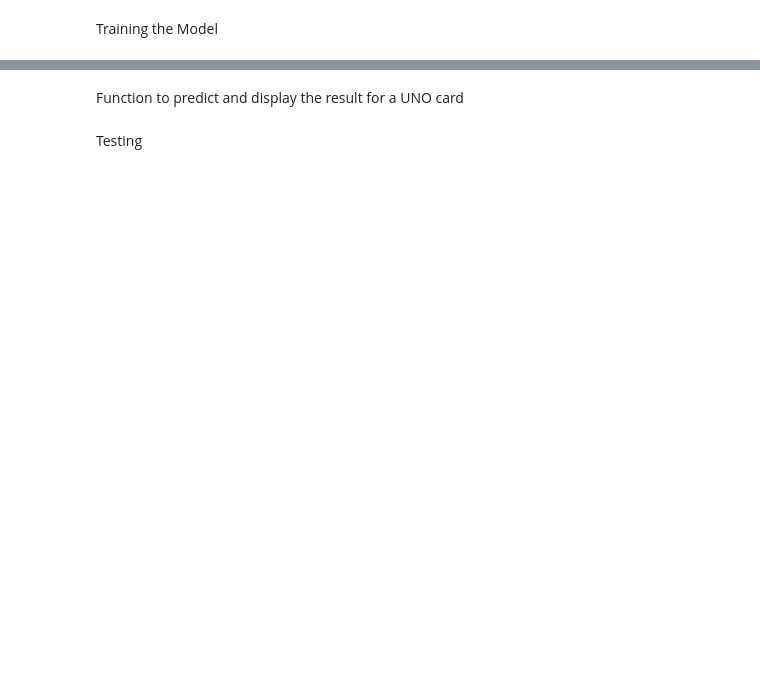
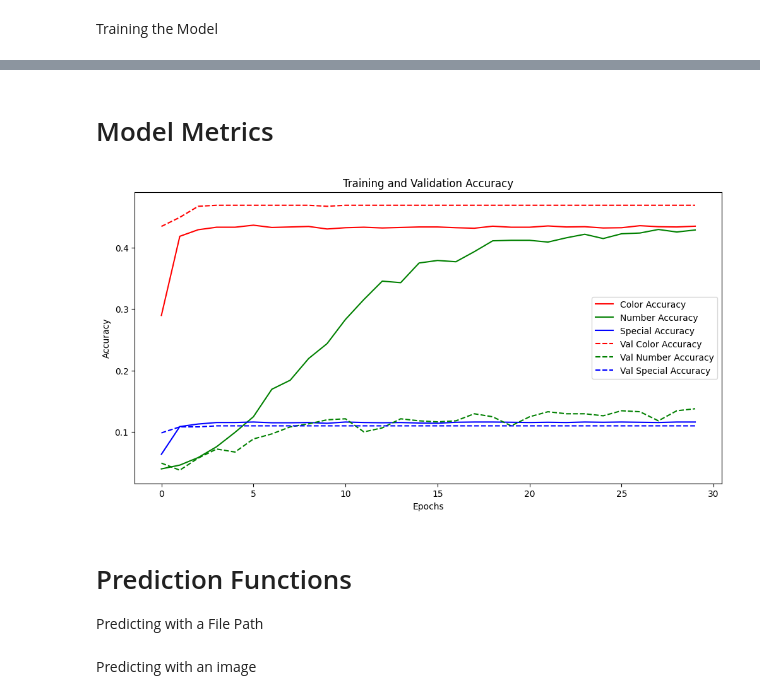
Before and after one commit to AdolfArchibald/RoboticsCW1Year3, a Jupyter notebook: Code/newModel.ipynb, the cells around one changed output, grey strips where cells are left out. Cells and saved outputs as stored; diff of their text form; code cells hidden in the pictures; blank space fills up the shorter version.

```diff
--- a/Code/newModel.ipynb
+++ b/Code/newModel.ipynb
@@ -100 +94,8 @@ test_dataset = create_dataset(X_test, y_test_color, y_test_number, y_test_specia
+# %%
+def custom_loss(y_true, y_pred):
+    mask = tf.not_equal(y_true, -1)
+    y_true_masked = tf.boolean_mask(y_true, mask)
+    y_pred_masked = tf.boolean_mask(y_pred, mask)
+
+    return tf.keras.losses.sparse_categorical_crossentropy(y_true_masked, y_pred_masked)
 # %% [markdown]
@@ -125,16 +126,12 @@ Compiling the Model with Seperate Metrics for each Output
 # %%
 model.compile(optimizer=Adam(learning_rate=0.001),
-              loss={'color_output': 'sparse_categorical_crossentropy',
-                    'number_output': 'sparse_categorical_crossentropy',
-                    'special_output': 'sparse_categorical_crossentropy'},
+              loss={'color_output': custom_loss,
+                    'number_output': custom_loss,
+                    'special_output': custom_loss},
               metrics={'color_output': 'accuracy',
                        'number_output': 'accuracy',
                        'special_output': 'accuracy'})
 # %% [markdown]
 Training the Model
 # %%
-# Train the model
-history = model.fit(train_dataset,
-                    epochs=20,
-                    validation_data=test_dataset
-                    )
+history = model.fit(train_dataset, epochs=30, validation_data=test_dataset)
@@ -141,5 +156,33 @@ history = model.fit(train_dataset,
-# %% [markdown]
-Function to predict and display the result for a UNO card
+# %% [markdown]
+# Model Metrics
+# %%
+color_accuracy = history.history['color_output_accuracy']
+number_accuracy = history.history['number_output_accuracy']
+special_accuracy = history.history['special_output_accuracy']
+val_color_accuracy = history.history['val_color_output_accuracy']
+val_number_accuracy = history.history['val_number_output_accuracy']
+val_special_accuracy = history.history['val_special_output_accuracy']
+
+epochs = range(len(color_accuracy))
+
+# Plot training & validation accuracy
+plt.figure(figsize=(12, 6))
+plt.plot(epochs, color_accuracy, 'r', label='Color Accuracy')
+plt.plot(epochs, number_accuracy, 'g', label='Number Accuracy')
+plt.plot(epochs, special_accuracy, 'b', label='Special Accuracy')
+plt.plot(epochs, val_color_accuracy, 'r--', label='Val Color Accuracy')
+plt.plot(epochs, val_number_accuracy, 'g--', label='Val Number Accuracy')
+plt.plot(epochs, val_special_accuracy, 'b--', label='Val Special Accuracy')
+plt.title('Training and Validation Accuracy')
+plt.xlabel('Epochs')
+plt.ylabel('Accuracy')
+plt.legend()
+plt.show()
+# %% [output]
+[figure, added]
+# %% [markdown]
+# Prediction Functions
+Predicting with a File Path
 # %%
 def predict_uno_card(image_path):
     img = Image.open(image_path).convert('RGB')
@@ -159,2 +209,0 @@ def predict_uno_card(image_path):
-# %% [markdown]
-Testing
@@ -162,0 +210,2 @@ predict_uno_card("testing/red.jpg")
+# %% [markdown]
+Predicting with an image
```
Also changed, not shown: parts of 32 cells of this notebook, 1 other file.
